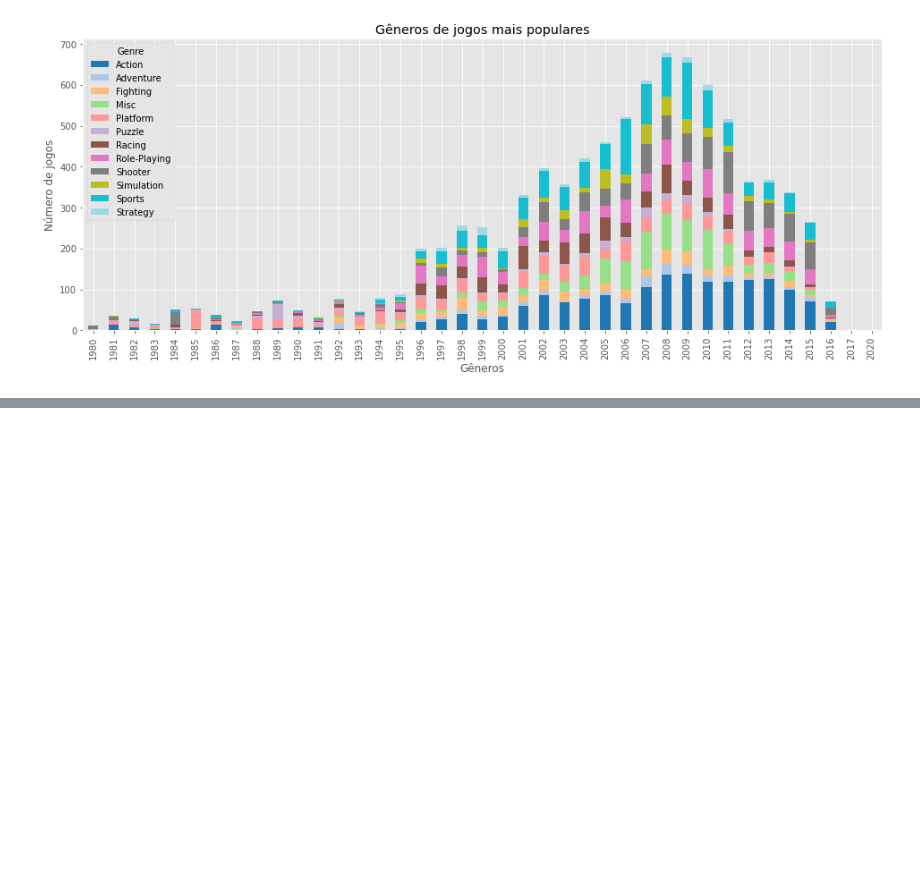
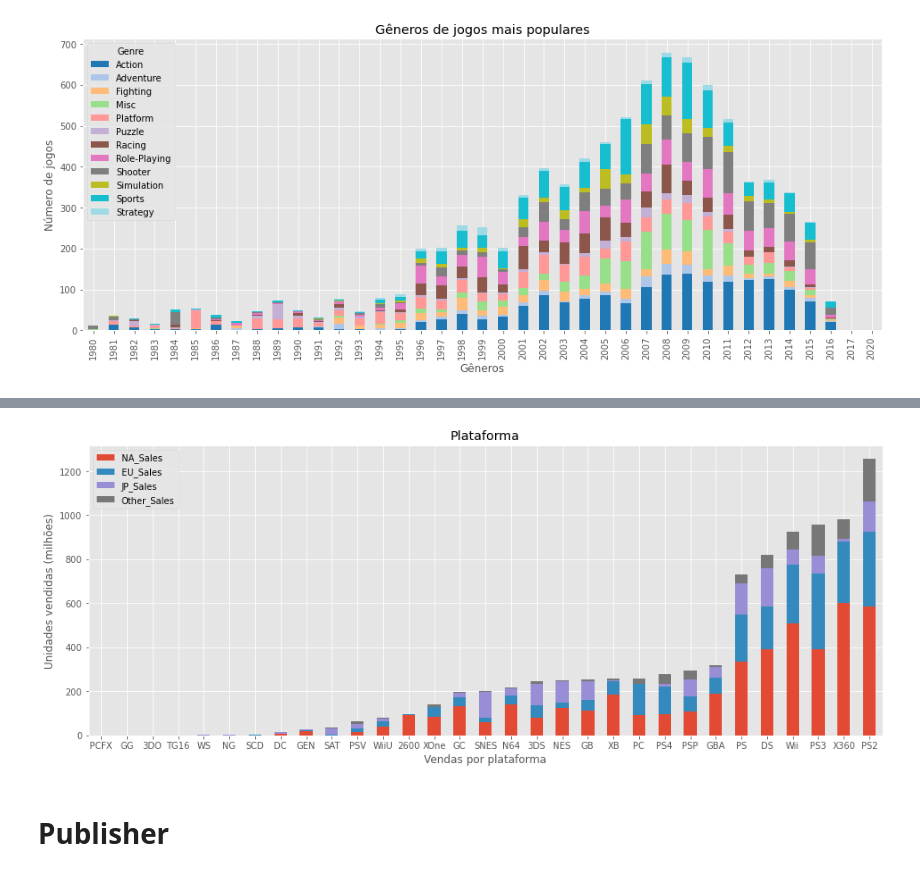
Before and after one commit to cafcaio/proj_estatistica, a Jupyter notebook: Game_Sales_Analysis.ipynb, the cells around one changed output, grey strips where cells are left out. Saved outputs shown, nothing was run; the diff lists cells and outputs as text; code cells hidden in the pictures; blank space fills up the shorter version.

```diff
--- a/Game_Sales_Analysis.ipynb
+++ b/Game_Sales_Analysis.ipynb
@@ -120,0 +149,15 @@ plt.show()
+# %%
+genre_sales = df.groupby('Platform').agg('sum').drop(columns=['Rank', 'Year'])
+genre_sales = genre_sales.sort_values('Global_Sales', ascending=True)
+genre_sales.drop(columns=['Global_Sales'], inplace=True)
+# %%
+genre_sales.plot(kind='bar', stacked=True, figsize=(16,6))
+plt.xticks(rotation=0)
+plt.xlabel("Vendas por plataforma")
+plt.ylabel("Unidades vendidas (milhões)")
+plt.title("Plataforma")
+plt.show()
+# %% [output]
+[figure, added]
+# %% [markdown]
+# Publisher
```
Also changed, not shown: parts of 18 cells of this notebook.
